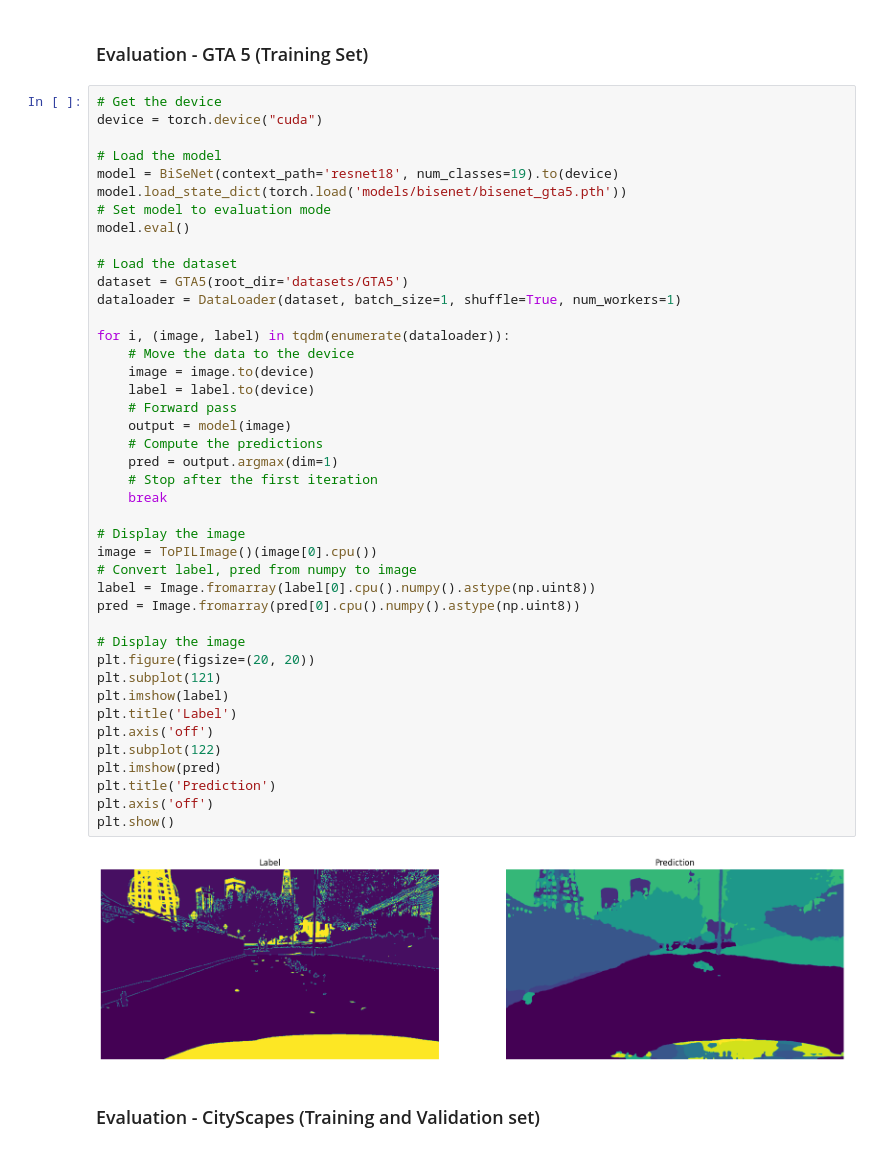
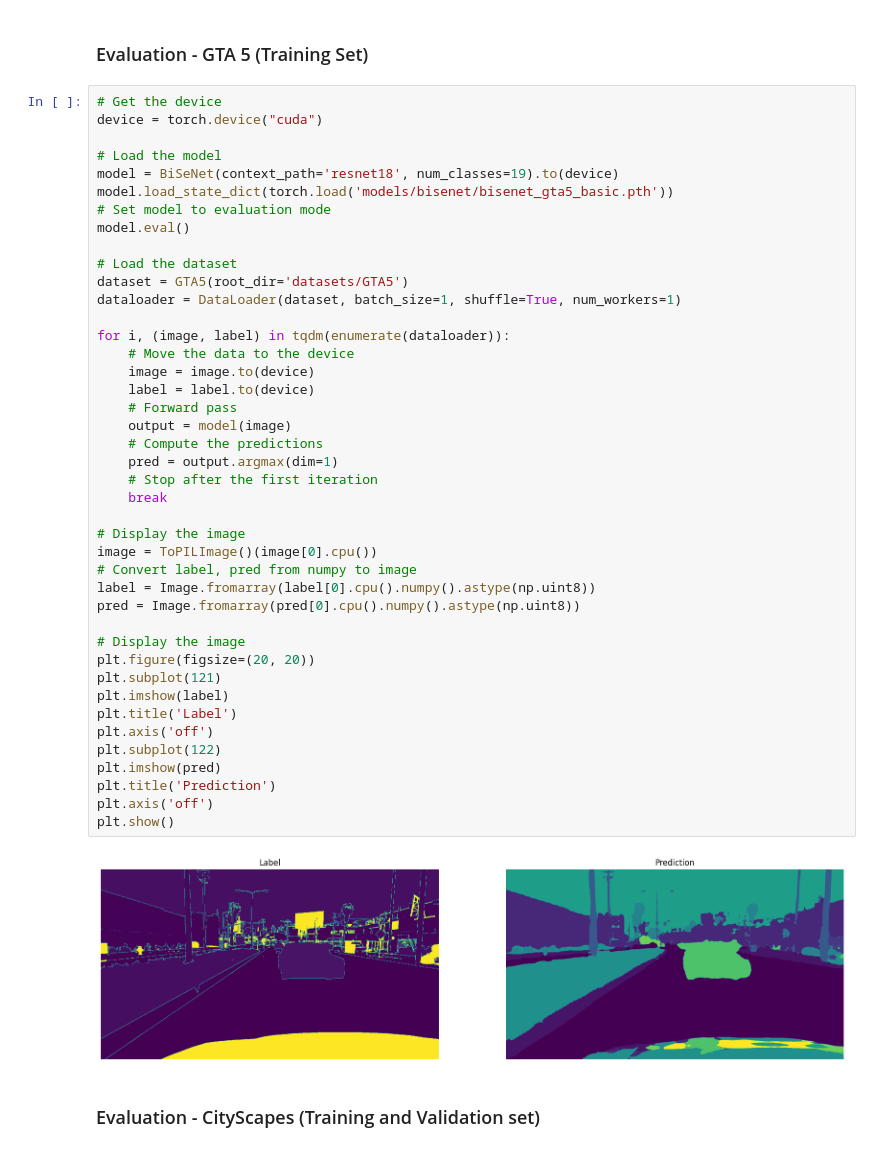
Before and after one commit to QuantDreamGit/SemanticSegmentation, a Jupyter notebook: gta5_bisenet.ipynb, the cells around one changed output. Cells and saved outputs as stored; diff of their text form.

```diff
--- a/gta5_bisenet.ipynb
+++ b/gta5_bisenet.ipynb
@@ -92,7 +108,7 @@ device = torch.device("cuda")
 
 # Load the model
 model = BiSeNet(context_path='resnet18', num_classes=19).to(device)
-model.load_state_dict(torch.load('models/bisenet/bisenet_gta5.pth'))
+model.load_state_dict(torch.load('models/bisenet/bisenet_gta5_basic.pth'))
 # Set model to evaluation mode
 model.eval()
 
@@ -102,34 +118,34 @@ dataloader = DataLoader(dataset, batch_size=1, shuffle=True, num_workers=1)
 
 for i, (image, label) in tqdm(enumerate(dataloader)):
     # Move the data to the device
     image = image.to(device)
     label = label.to(device)
     # Forward pass
     output = model(image)
     # Compute the predictions
     pred = output.argmax(dim=1)
     # Stop after the first iteration
     break
 
 # Display the image
 image = ToPILImage()(image[0].cpu())
 # Convert label, pred from numpy to image
 label = Image.fromarray(label[0].cpu().numpy().astype(np.uint8))
 pred = Image.fromarray(pred[0].cpu().numpy().astype(np.uint8))
 
 # Display the image
 plt.figure(figsize=(20, 20))
 plt.subplot(121)
 plt.imshow(label)
 plt.title('Label')
 plt.axis('off')
 plt.subplot(122)
 plt.imshow(pred)
 plt.title('Prediction')
 plt.axis('off')
 plt.show()
 # %% [output]
-[figure, old version]
+[figure, new version]
 # %% [markdown]
 ### Evaluation - CityScapes (Training and Validation set)
 # %%
```
Also changed, not shown: parts of 6 cells of this notebook.
